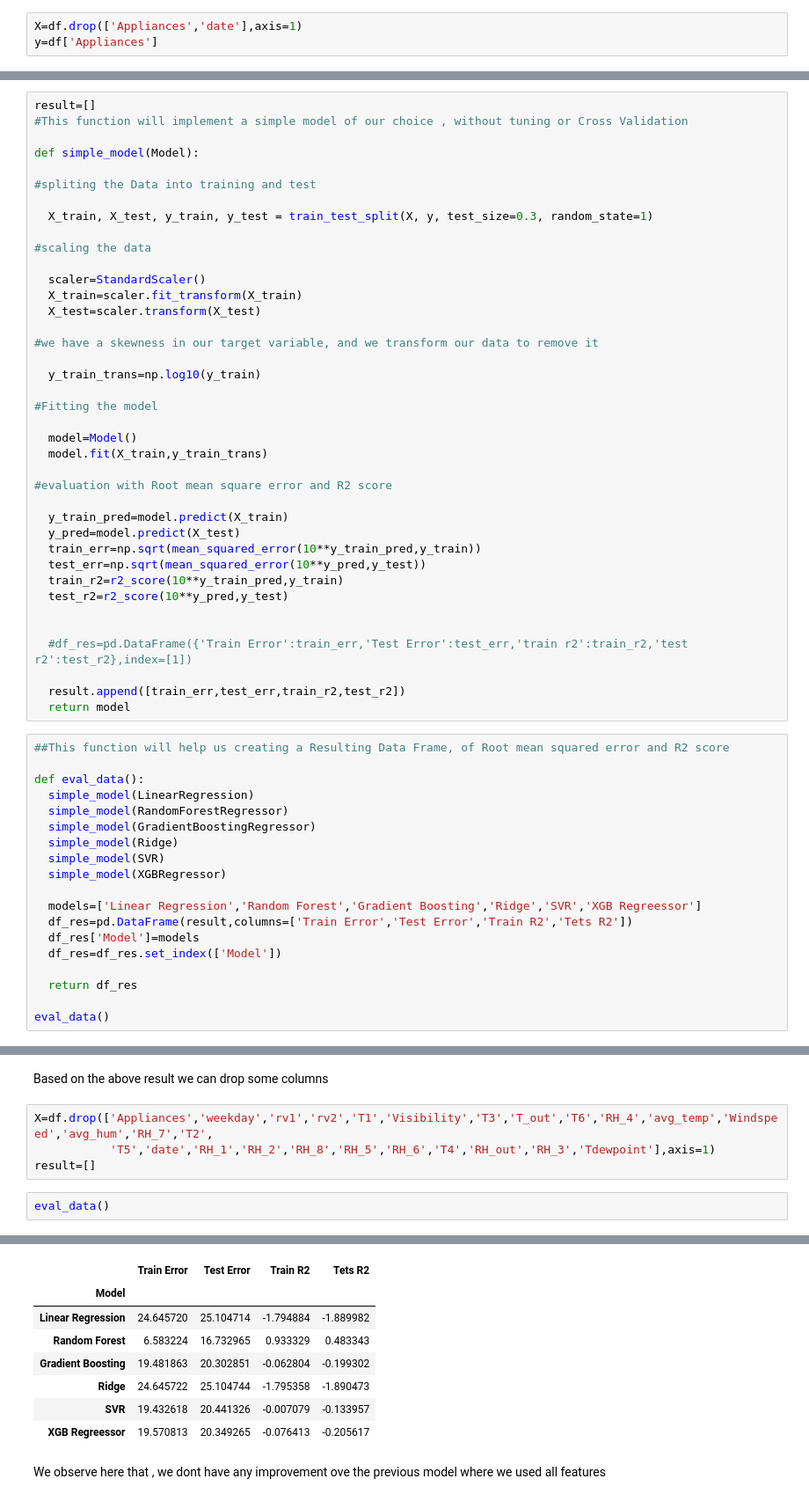
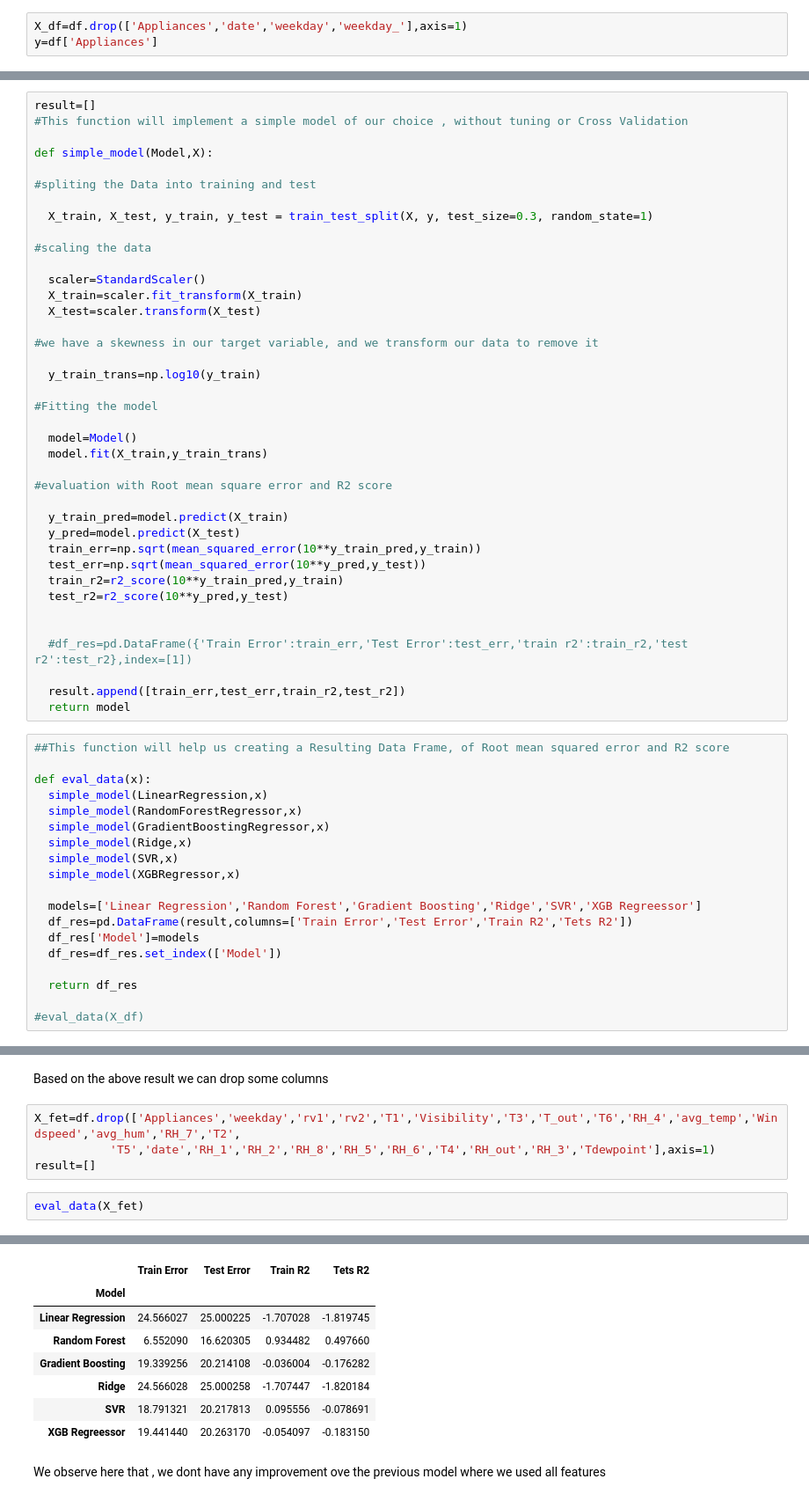
Before and after one commit to Shubhankitsirvaiya/Appliance-Energy-Prediction, a Jupyter notebook: Capstone_Project_Regression.ipynb, the cells around one changed output, grey strips where cells are left out. Shown at 88% size. Saved outputs shown, nothing was run; the diff lists cells and outputs as text.

```diff
--- a/Capstone_Project_Regression.ipynb
+++ b/Capstone_Project_Regression.ipynb
@@ -398,5 +432,5 @@ This way we can get the features which are most correlated with our target varia
 # %% [markdown]
 #Preparing the Data
 # %%
-X=df.drop(['Appliances','date'],axis=1)
+X_df=df.drop(['Appliances','date','weekday','weekday_'],axis=1)
 y=df['Appliances']
@@ -408,7 +458,7 @@ y=df['Appliances']
 result=[]
 #This function will implement a simple model of our choice , without tuning or Cross Validation
 
-def simple_model(Model):
+def simple_model(Model,X):
 
 #spliting the Data into training and test
 
@@ -446,13 +496,13 @@ def simple_model(Model):
 # %%
 ##This function will help us creating a Resulting Data Frame, of Root mean squared error and R2 score
 
-def eval_data():
-  simple_model(LinearRegression)
-  simple_model(RandomForestRegressor)
-  simple_model(GradientBoostingRegressor)
-  simple_model(Ridge)
-  simple_model(SVR)
-  simple_model(XGBRegressor)
+def eval_data(x):
+  simple_model(LinearRegression,x)
+  simple_model(RandomForestRegressor,x)
+  simple_model(GradientBoostingRegressor,x)
+  simple_model(Ridge,x)
+  simple_model(SVR,x)
+  simple_model(XGBRegressor,x)
 
   models=['Linear Regression','Random Forest','Gradient Boosting','Ridge','SVR','XGB Regreessor']
   df_res=pd.DataFrame(result,columns=['Train Error','Test Error','Train R2','Tets R2'])
@@ -461,4 +511,4 @@ def eval_data():
 
   return df_res
 
-eval_data()
+#eval_data(X_df)
@@ -494,9 +534,9 @@ Text(0.5, 0, 'Relative Importance')
 # %% [markdown]
 Based on the above result we can drop some columns
 # %%
-X=df.drop(['Appliances','weekday','rv1','rv2','T1','Visibility','T3','T_out','T6','RH_4','avg_temp','Windspeed','avg_hum','RH_7','T2',
+X_fet=df.drop(['Appliances','weekday','rv1','rv2','T1','Visibility','T3','T_out','T6','RH_4','avg_temp','Windspeed','avg_hum','RH_7','T2',
            'T5','date','RH_1','RH_2','RH_8','RH_5','RH_6','T4','RH_out','RH_3','Tdewpoint'],axis=1)
 result=[]
 # %%
-eval_data()
+eval_data(X_fet)
 # %% [output]
@@ -504,11 +544,11 @@ eval_data()
 |  | Train Error | Test Error | Train R2 | Tets R2 |
 | Model |  |  |  |  |
-| Linear Regression | 24.645720 | 25.104714 | -1.794884 | -1.889982 |
-| Random Forest | 6.583224 | 16.732965 | 0.933329 | 0.483343 |
-| Gradient Boosting | 19.481863 | 20.302851 | -0.062804 | -0.199302 |
-| Ridge | 24.645722 | 25.104744 | -1.795358 | -1.890473 |
-| SVR | 19.432618 | 20.441326 | -0.007079 | -0.133957 |
-| XGB Regreessor | 19.570813 | 20.349265 | -0.076413 | -0.205617 |
+| Linear Regression | 24.566027 | 25.000225 | -1.707028 | -1.819745 |
+| Random Forest | 6.552090 | 16.620305 | 0.934482 | 0.497660 |
+| Gradient Boosting | 19.339256 | 20.214108 | -0.036004 | -0.176282 |
+| Ridge | 24.566028 | 25.000258 | -1.707447 | -1.820184 |
+| SVR | 18.791321 | 20.217813 | 0.095556 | -0.078691 |
+| XGB Regreessor | 19.441440 | 20.263170 | -0.054097 | -0.183150 |
 # %% [markdown]
 We observe here that , we dont have any improvement ove the previous model where we used all features
 # %% [markdown]
```
Also changed, not shown: parts of 21 cells of this notebook.
